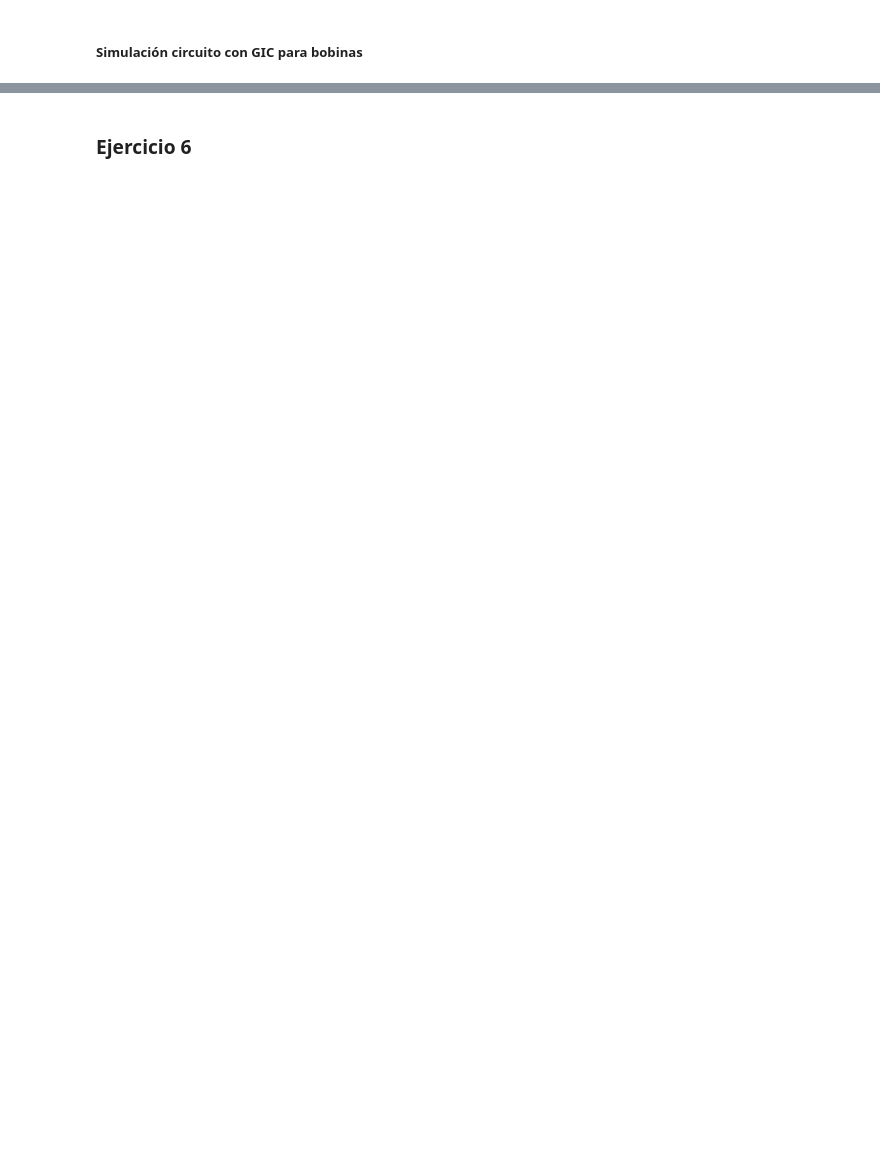
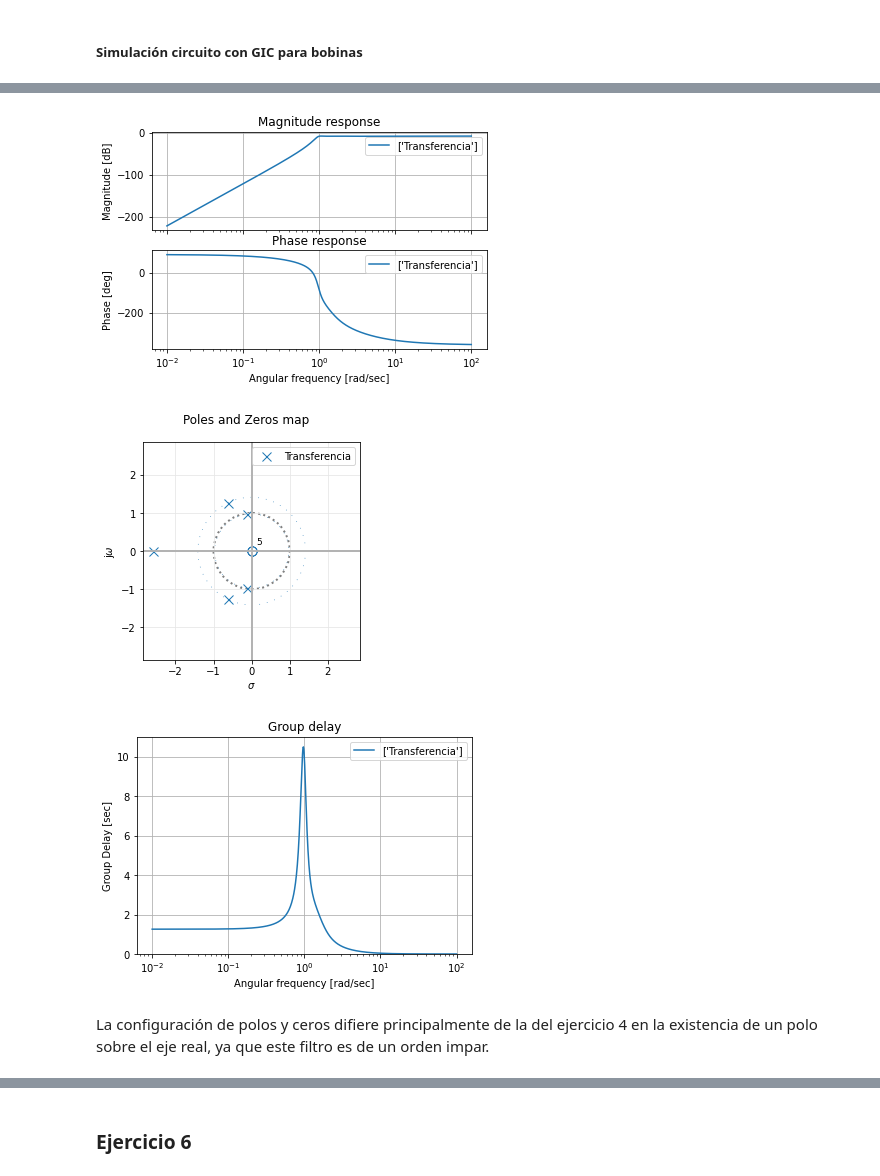
Before and after one commit to mpmarfisi/TC2-G2, a Jupyter notebook: TP2/TP2.ipynb, the cells around one changed output, grey strips where cells are left out. Cells and saved outputs as stored; diff of their text form; code cells hidden in the pictures; blank space fills up the shorter version.

Commit message:
Agrega ejercicios 2 y 5 al notebook general

```diff
--- a/TP2/TP2.ipynb
+++ b/TP2/TP2.ipynb
@@ -276,0 +750,18 @@ $\displaystyle \frac{  1 }{s^2 + s \frac{  1}{0.5412} +   1^2}$
+# %%
+import matplotlib.pyplot as plt
+import scipy.signal as sig
+from splane import analyze_sys
+
+num = [0.387, 0, 0, 0, 0, 0]
+den = [1, 4.08, 7.09, 10.04, 6.19, 4.921]
+
+transfer_f = sig.TransferFunction(num, den)
+
+plt.close('all')
+analyze_sys(transfer_f, 'Transferencia')
+# %% [output]
+[figure, added]
+[figure, added]
+[figure, added]
+# %% [markdown]
+La configuración de polos y ceros difiere principalmente de la del ejercicio 4 en la existencia de un polo sobre el eje real, ya que este filtro es de un orden impar.
```
Also changed, not shown: parts of 32 cells of this notebook.
